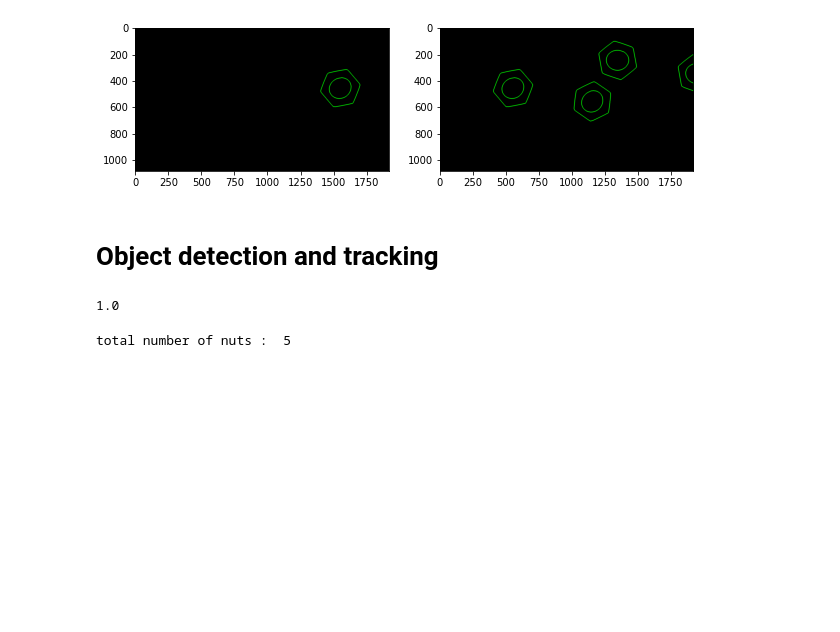
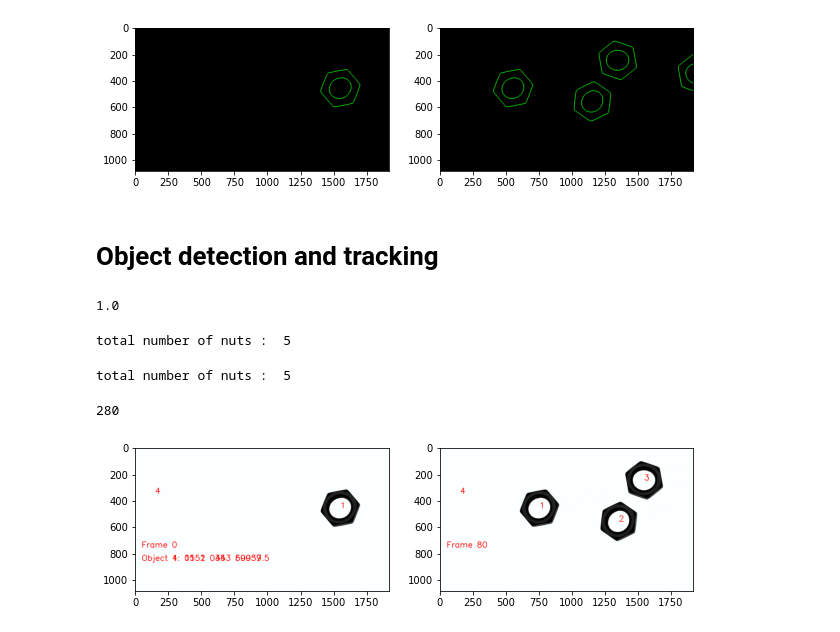
Before and after one commit to pahanmendis/EN2550, a Jupyter notebook: EN2550_2021_Object_Counting_on_a_Convey_Belt.ipynb, the cells around one changed output. Saved outputs shown, nothing was run; the diff lists cells and outputs as text; code cells hidden in the pictures; blank space fills up the shorter version.

```diff
--- a/EN2550_2021_Object_Counting_on_a_Convey_Belt.ipynb
+++ b/EN2550_2021_Object_Counting_on_a_Convey_Belt.ipynb
@@ -193,11 +191,10 @@ def prev_index(a, b, delta, i):
     (See thee example in the next cell)
     """
     index = -1
-    n = a.shape[0] # number of nuts
-    for nut in range(n):
-      diff = np.abs(a[nut][i] - b[i]) <= delta[i]
-      if diff.all():
-        index = nut
+    #n = a.shape[0] # number of nuts
+    diff = (np.abs(a - b))
+    diff[:,i]=(diff[:,i]<=delta[i])
+    index = np.where(diff[:,i])[0]
     return index
 # %%
 # check prev_index  expected answer 1
@@ -218,7 +215,7 @@ while cap.isOpened():
     if not ret:
         print("Can't receive frame (stream end?). Exiting ...")
         break
-    cv2_imshow(frame)
+    #cv2_imshow(frame)
     if cv.waitKey(1) == ord('q'):
         break
 
@@ -244,12 +243,14 @@ For each contour of the belt frame,
 # step1
 cap = cv.VideoCapture('/content/drive/MyDrive/Computer Vision/Assignment05/conveyor_with_rotation.mp4') # give the correct path here
 frameArray=[]
+colorFrames=[]
 while cap.isOpened():
     ret, frame = cap.read()
     if not ret:
         print("Can't receive frame (stream end?). Exiting ...")
         break
     #cv2_imshow(frame)
+    colorFrames.append(frame)
     gray = cv.cvtColor(frame, cv.COLOR_BGR2GRAY)
     frameArray.append(gray)
     if cv.waitKey(1) == ord('q'):
@@ -366,3 +368,62 @@ for index in range(1,len(outputVideo)):
 print("total number of nuts : ",totalNuts)
 # %% [output]
 total number of nuts :  5
+# %%
+#counting total nuts in the clip and tracking them
+totalNuts = int(outputVideo[0][-1][-1]) #inital nuts at the begning
+delta_x=np.array([15])
+i = np.array([0])
+
+object_prev_frame = outputVideo[0]
+
+for index in range(1,len(outputVideo)):
+    object_curr_frame = outputVideo[index]
+    #print('index',index)
+
+    for nutDetails in object_curr_frame:
+      #print(nutDetails)
+      if is_new(object_prev_frame, nutDetails, delta_x, i) == True: #new nut is found
+        #print('new nut is found')
+        totalNuts+=1
+        nutDetails[-1] = totalNuts #check this no use?
+      else:
+        indexOfPreviousFrame= prev_index(object_prev_frame, nutDetails, delta_x, i)
+        nutIndexOfPrev=object_prev_frame[int(indexOfPreviousFrame)][-1]
+        nutDetails[-1] = nutIndexOfPrev
+    object_prev_frame=object_curr_frame
+
+print("total number of nuts : ",totalNuts)
+# %% [output]
+total number of nuts :  5
+# %%
+#annotating the frames for vedio output
+outputArray=[]
+frameIndex=0
+totalNumofFrames=280
+y=0
+
+for index in range(280):
+  colorImage=colorFrames[index]
+  frame=outputVideo[index]
+  contour=contourArray[index]
+
+  for eachNut in frame:
+    colorImage=cv.putText(colorImage,str(int(eachNut[-1])),(int(eachNut[0]),int(eachNut[1])),cv.FONT_HERSHEY_SIMPLEX, 2, (255,0,0), 4)
+    y+=1 #changing the verticle position
+
+
+  #drawing countours
+  colorImage = cv.putText(colorImage, "Frame "+str(frameIndex) , (50,750) , cv.FONT_HERSHEY_SIMPLEX, 2, (255,0,0), 3)
+  #colorImage = cv.drawContours(colorImage, contour, -1, (255,0,0), 3).astype('uint8')
+  frameIndex+=1
+  outputArray.append(colorImage)
+# %%
+#testing
+print(len(outputArray))
+fig, ax = plt. subplots(1,2,figsize=(10,10))
+ax[0].imshow(outputArray[0])
+ax[1].imshow(outputArray[80])
+plt.show()
+# %% [output]
+280
+[figure, added]
```
Also changed, not shown: parts of 4 cells of this notebook.
